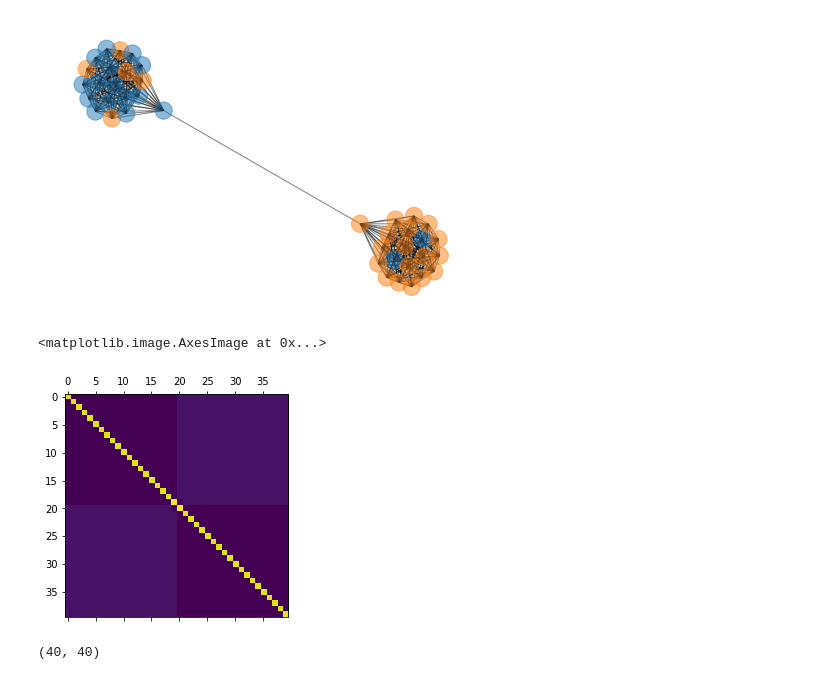
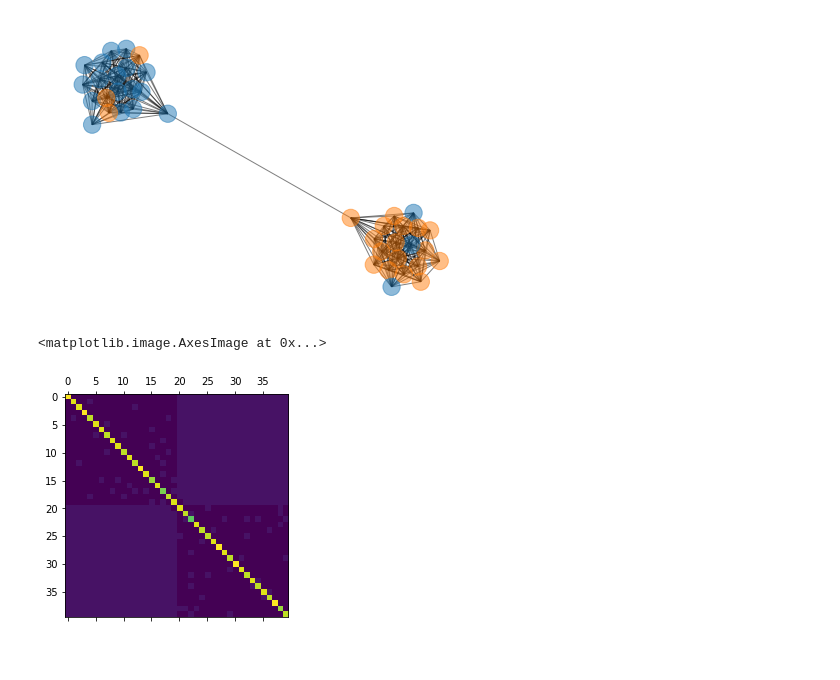
Before and after one commit to JaxGaussianProcesses/GPJax, a Jupyter notebook: docs/nbs/graph_kernels.ipynb, the cells around one changed output. Cells and saved outputs as stored; diff of their text form; code cells hidden in the pictures.

Commit message:
Working graph kernel

```diff
--- a/docs/nbs/graph_kernels.ipynb
+++ b/docs/nbs/graph_kernels.ipynb
@@ -8,32 +13,35 @@ key = jr.PRNGKey(123)
 # %%
 vertex_per_side = 20
+p = 0.8
 
 G = nx.barbell_graph(vertex_per_side, 0)
+
+[G.remove_edge(*i) for i in random.sample(list(G.edges), 30)]
 xs = []
 ys = []
 for idx, (node, subkey) in enumerate(zip(G, jr.split(key, 2*vertex_per_side))):
     if idx < vertex_per_side:
-        y = jr.bernoulli(subkey, 0.8).astype(int)
+        y = jr.bernoulli(subkey, p).astype(int)
     else:
-        y = jr.bernoulli(subkey, 0.2).astype(int)
+        y = jr.bernoulli(subkey, 1.-p).astype(int)
     G.nodes[node]['label'] = y
     xs.append(idx)
     ys.append(y)
 
 
 pos = nx.spring_layout(G, seed=123)  # positions for all nodes
 cols = []
 for i in ys:
     if i == 0:
         cols.append('tab:blue')
     elif i == 1:
         cols.append('tab:orange')
 nx.draw(G, pos, node_color=cols, with_labels=False, alpha=0.5)
 # %% [output]
-[figure, old version]
+[figure, new version]
 # %%
 L = nx.laplacian_matrix(G).toarray()
 plt.matshow(L)
 # %% [output]
 <matplotlib.image.AxesImage at 0x...>
-[figure, old version]
+[figure, new version]
@@ -42,4 +47,0 @@ evals, evecs = jnp.linalg.eigh(L)
-# %%
-evecs.shape
-# %% [output]
-(40, 40)
```
Also changed, not shown: parts of 15 cells of this notebook, 5 other files.
